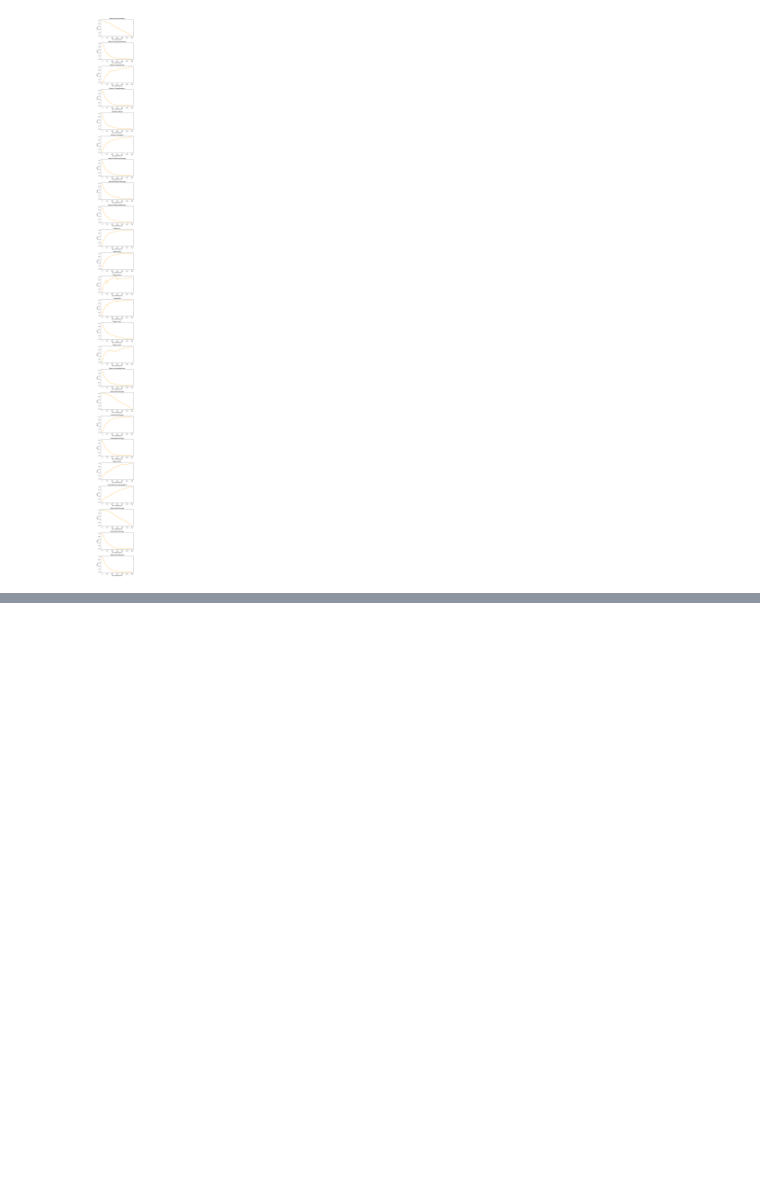
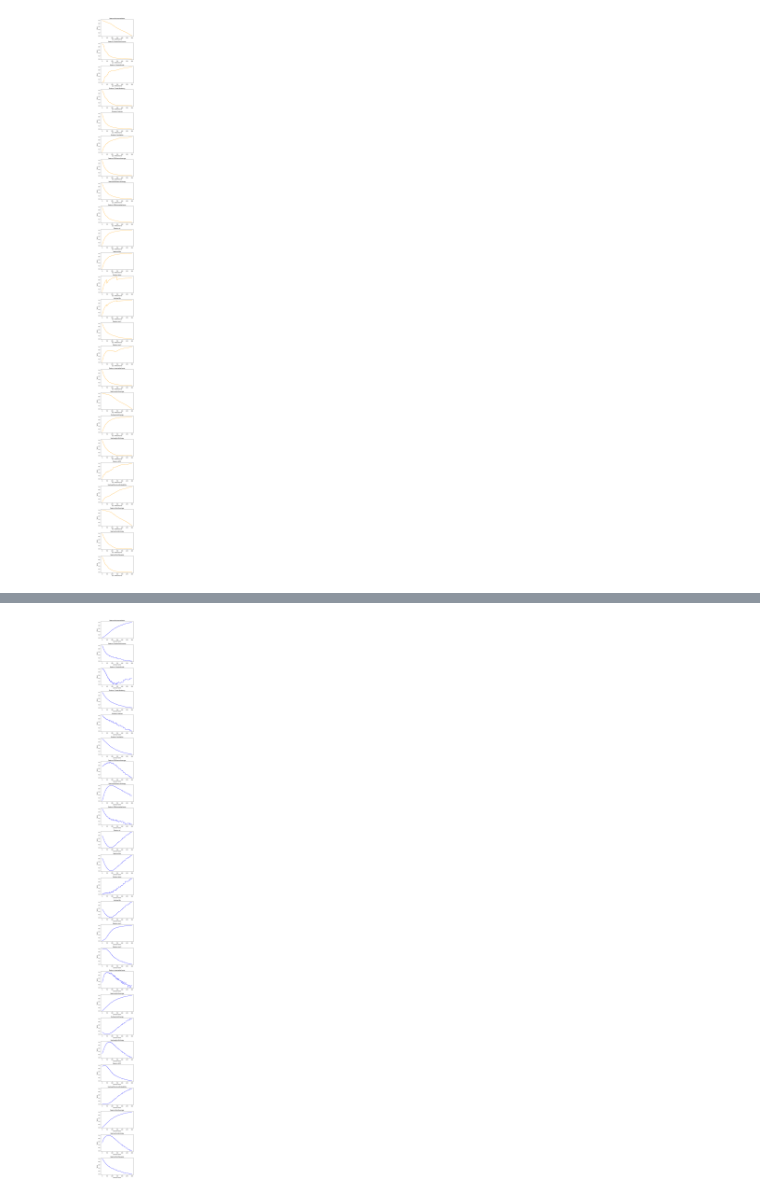
Before and after one commit to zakil-02/Radiomique, a Jupyter notebook: radiomique.ipynb, the cells around one changed output, grey strips where cells are left out. Drawn from its saved outputs; the diff is of its cells as text; code cells hidden in the pictures; blank space fills up the shorter version.

Commit message:
sability face to contrast

```diff
--- a/radiomique.ipynb
+++ b/radiomique.ipynb
@@ -488,0 +491,11 @@ plot_features(dataframes=dataframes2, features=features_all)
+# %%
+# List of DataFrames, one for strd value
+dataframes3 = []
+for contrast_factor in np.linspace(1, 10, 300):
+    adjusted_image_array = (im - 128) * contrast_factor + 128
+    adjusted_image_array = np.clip(adjusted_image_array, 0, 255)  # Clip les valeurs entre 0 et 255
+    df_contraste = glcmFeatures(adjusted_image_array, mask(300, 300, 180))
+    dataframes3.append(df_contraste)
+
+adjusted_image_array = (im - 128) * contrast_factor + 128
+adjusted_image_array = np.clip(adjusted_image_array, 0, 255)  # Clip les valeurs entre 0 et 255
@@ -488,0 +520,23 @@ plot_features(dataframes=dataframes2, features=features_all)
+# %%
+def plot_features(dataframes, features, figure_size=(5, 3)):
+    num_features = len(features)
+    num_dataframes = len(dataframes)
+
+    fig, axes = plt.subplots(num_features, 1, figsize=(figure_size[0], figure_size[1] * num_features))
+
+    for i, featurew in enumerate(features):
+        ax = axes[i]
+        feature_values = [df[dataframes[0].feature==featurew].value.iloc[0] for df in dataframes]
+        feature_values= scaler.fit_transform(np.array(feature_values).reshape(-1, 1))
+
+        ax.plot(range(num_dataframes), feature_values, color="blue")
+        ax.set_title(f'Feature:' + featurew)
+        ax.set_xlabel('contrast factor')
+        ax.set_ylabel('Value')
+    plt.tight_layout()
+    plt.show()
+
+features_all = dataframes3[0].feature.tolist()
+plot_features(dataframes=dataframes3, features=features_all)
+# %% [output]
+[figure, added]
```
Also changed, not shown: parts of 2 cells of this notebook.
